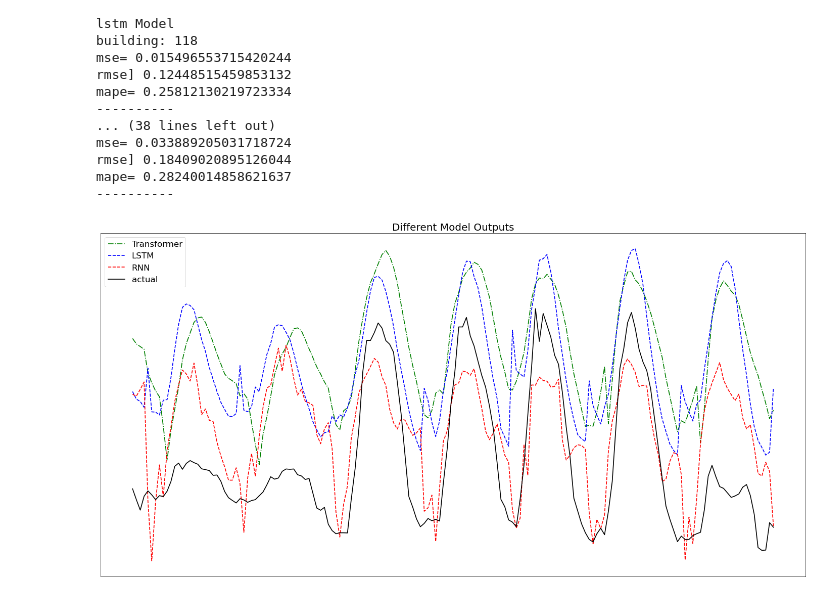
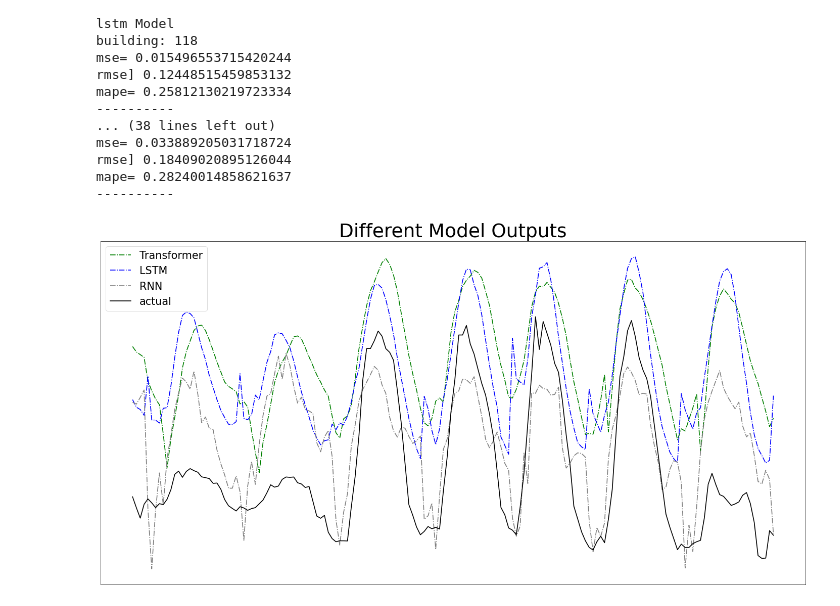
Before and after one commit to shomerthesec/Research-Buildings-Energy-forecasting-using-Deep-Learning, a Jupyter notebook: Fine-tuning our models and creating final plots.ipynb, the cells around one changed output. Cells and saved outputs as stored; diff of their text form; code cells hidden in the pictures.

Commit message:
generating plot for all models

```diff
--- a/Fine-tuning our models and creating final plots.ipynb
+++ b/Fine-tuning our models and creating final plots.ipynb
@@ -233,37 +233,36 @@ actual = np.append(actual, test_gen[1][100:268] )
 # %%
 
 fig, ax = plt.subplots(1, 1,  figsize=(30, 15), dpi=60)
 
-ax.set_title( 'Different Model Outputs', fontsize=24)
+ax.set_title( 'Different Model Outputs', fontsize=45)
 
 ax.plot(
         transformer_predicted,
         color='green', linestyle='-.', linewidth=2,
         label='Transformer')
 
 ax.plot(
         lstm_predicted,
-        color='blue', linestyle='--', linewidth=2 ,
+        color='blue', linestyle='-.', linewidth=2 ,
         label='LSTM')
 
 ax.plot(
         rnn_predicted,
-        color='red',  linestyle='--', linewidth=2 ,
+        color='gray',  linestyle='-.', linewidth=2 ,
         label='RNN')
 
 ax.plot(
         actual,
         color='black',  linestyle='-', linewidth=2,
         label='actual')
 
 ax.set_yticks([])
 ax.set_xticks([])
 
 #ax.set_ylim(0, 1)
-plt.legend(fontsize=20)
+plt.legend(fontsize=25)
 plt.show()
 
-# fig.savefig(
-#      f'Final Plots for the research/tune on 20/{title} model -- building {building_idx} -- mse {avg_loss:.5f} -- rmse {avg_rmse:.5f}.png')
+fig.savefig( f'Final Plots for the research/diff_models.png')
 # %% [output]
-[figure, old version]
+[figure, new version]
```
